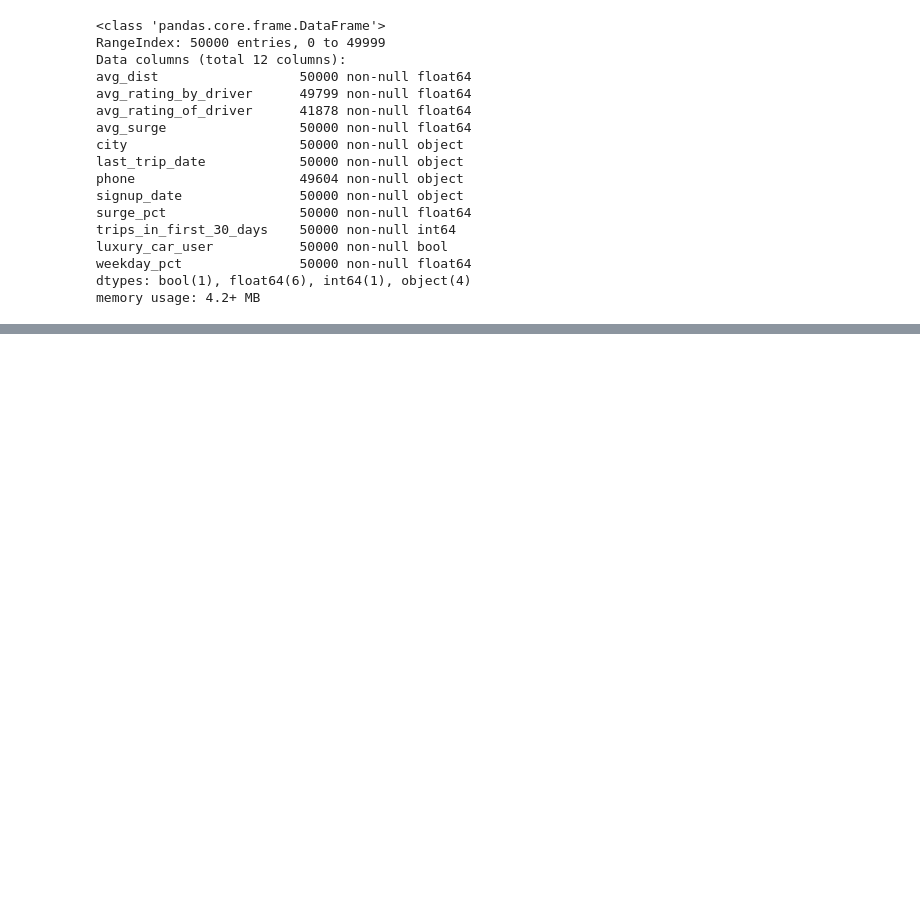
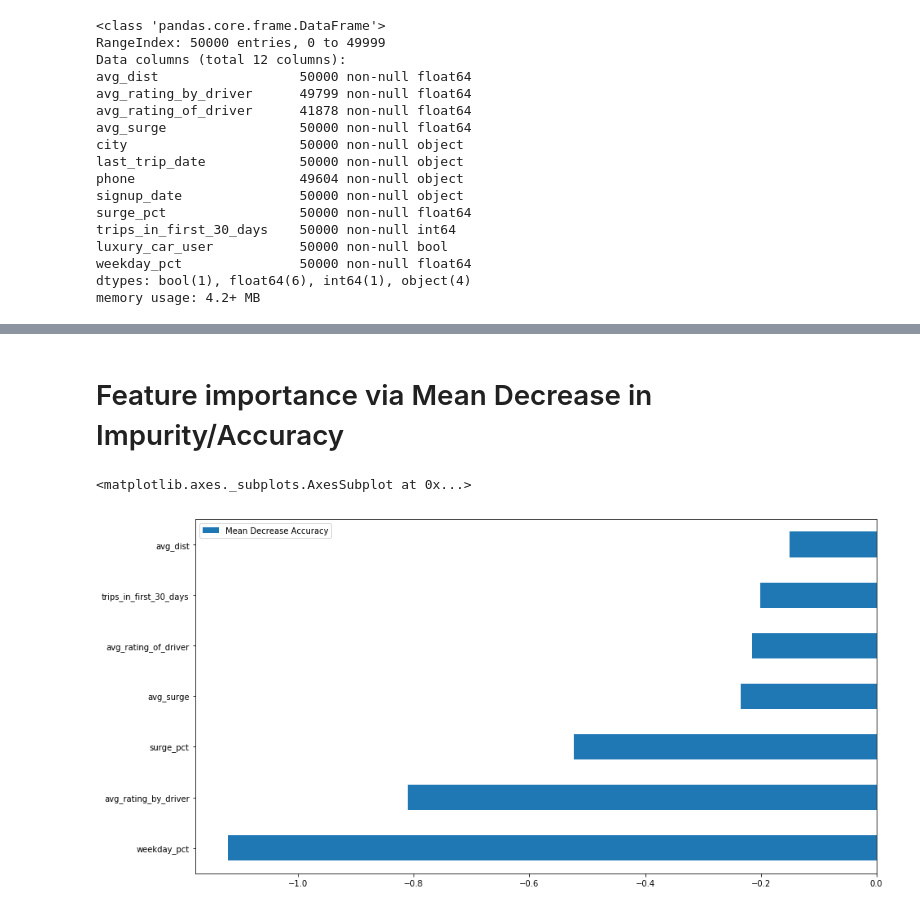
Before and after one commit to JuliaSokolova/churn-prediction, a Jupyter notebook: JacobEDAscratchpad.ipynb, the cells around one changed output, grey strips where cells are left out. Drawn from its saved outputs; the diff is of its cells as text; code cells hidden in the pictures; blank space fills up the shorter version.

Commit message:
forest and feature selection

```diff
--- a/JacobEDAscratchpad.ipynb
+++ b/JacobEDAscratchpad.ipynb
@@ -83,0 +107,9 @@ array([0])
+# %%
+clf = DecisionTreeClassifier()
+bootstrap_sample = np.random.choice(range(len(X_train)),
+                                    len(X_train),
+                                    replace=True)
+clf.fit(X_train, y_train)
+
+print("Accuracy = {:.3f}".format(np.mean(clf.predict(X_test) == y_test)))
+print(f"log loss = {-clf.score(X_test, y_test)}")
@@ -83,0 +119,10 @@ array([0])
+# %%
+rf = RandomForestClassifier(n_estimators=1000,
+                           max_features='auto',
+                           random_state=0)
+rf.fit(X_train, y_train)
+
+# Test Prediction
+pred = rf.predict(X_test)
+print(f"log loss = {log_loss(y_test, rf.predict_proba(X_test)[:, 1])}")
+print(f"accuracy = {rf.score(X_test, y_test)}")
@@ -83,0 +132,42 @@ array([0])
+# %% [markdown]
+# Feature importance via Mean Decrease in Impurity/Accuracy
+# %%
+from sklearn.model_selection import ShuffleSplit
+from sklearn.metrics import r2_score
+from collections import defaultdict
+
+rf = RandomForestClassifier()
+scores = defaultdict(list)
+
+
+names = ['avg_dist',
+     'avg_rating_by_driver',
+     'avg_rating_of_driver',
+     'avg_surge', 'surge_pct',
+     'trips_in_first_30_days',
+     'weekday_pct']
+
+
+scores = defaultdict(list)
+
+# crossvalidate the scores on a number of
+# different random splits of the data
+splitter = ShuffleSplit(30, test_size=.3)
+
+for train_idx, test_idx in splitter.split(X, y):
+    X_train, X_test = X[train_idx], X[test_idx]
+    y_train, y_test = y[train_idx], y[test_idx]
+    rf.fit(X_train, y_train)
+    acc = r2_score(y_test, rf.predict(X_test))
+    for i in range(X.shape[1]):
+        X_t = X_test.copy()
+        np.random.shuffle(X_t[:, i])
+        shuff_acc = r2_score(y_test, rf.predict(X_t))
+        scores[names[i]].append((acc-shuff_acc)/acc)
+
+score_series = pd.DataFrame(scores).mean()
+scores = pd.DataFrame({'Mean Decrease Accuracy' : score_series})
+scores.sort_values(by='Mean Decrease Accuracy').plot(kind='barh', figsize=(15,8))
+# %% [output]
+<matplotlib.axes._subplots.AxesSubplot at 0x...>
+[figure, added]
```
Also changed, not shown: parts of 26 cells of this notebook, 1 other file.
